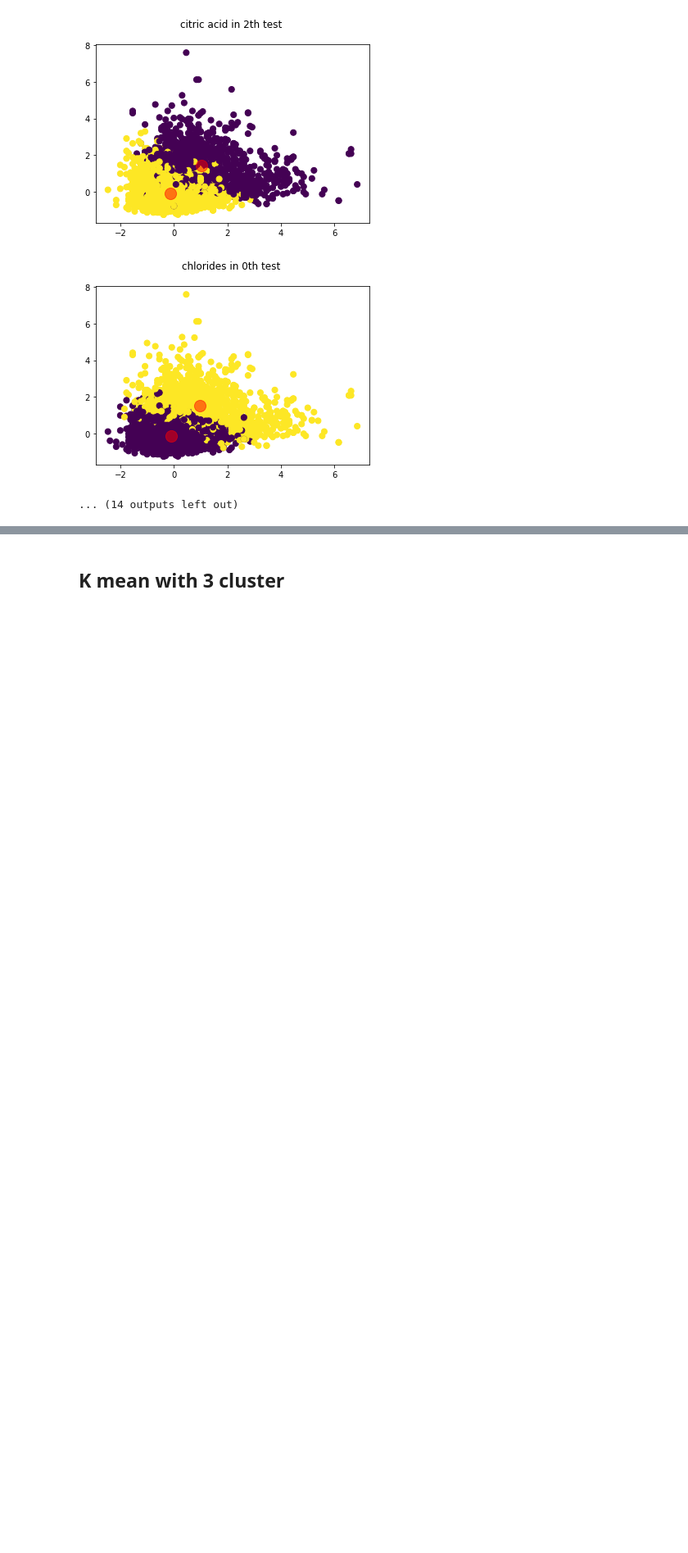
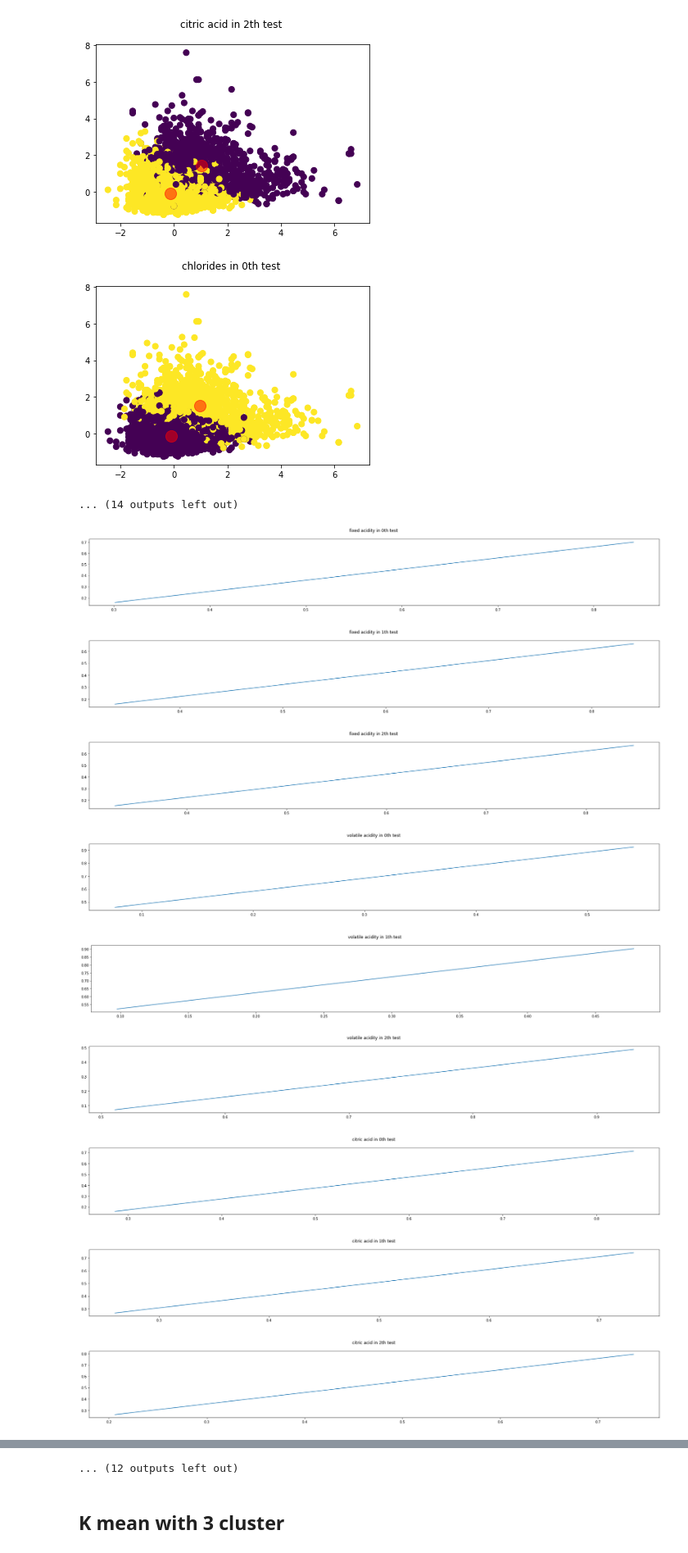
Before and after one commit to kohi2112002/WineQuality, a Jupyter notebook: WineQuality_CMForAll.ipynb, the cells around one changed output, grey strips where cells are left out. Shown at 82% size. Saved outputs shown, nothing was run; the diff lists cells and outputs as text; code cells hidden in the pictures; blank space fills up the shorter version.

```diff
--- a/WineQuality_CMForAll.ipynb
+++ b/WineQuality_CMForAll.ipynb
@@ -161,6 +161,13 @@ def Khoi_PLOT(train_data, centers, train_labels, figure, _title):
   plt.title(_title)
   plt.scatter(train_data[:, 0], train_data[:, 1], c=train_labels, s=50, cmap='viridis')
   plt.scatter(centers[:, 0], centers[:, 1], c='red', s=200, alpha=0.5);
+# %%
+#This function plot ROC curve
+def Khoi_ROC(TP, FP, index, label):
+  fig = plt.figure(figsize=(100,50))
+  plt.subplot(12,3, index + 1)
+  plt.title(label)
+  sns.lineplot(x=FP, y=TP)
 # %% [markdown]
 ## **K mean with 2 cluster**
 # %%
@@ -240,3 +254,17 @@ The Mean Performance of quality in 2th test is: 0.5050175529162766
 [figure]
 [figure]
 ... (14 outputs left out)
+# %%
+#ROC Curve for 2 cluster
+for n in range(len(lb_2_lst)):
+  Khoi_ROC(TP_lst[n], FP_lst[n], n, lb_2_lst[n])
+# %% [output]
+[figure, added]
+[figure, added]
+[figure, added]
+[figure, added]
+[figure, added]
+[figure, added]
+[figure, added]
+[figure, added]
+[figure, added]
@@ -243,3 +274,4 @@ The Mean Performance of quality in 2th test is: 0.5050175529162766
+... (12 outputs left out)
 # %% [markdown]
 ## **K mean with 3 cluster**
 # %%
```
Also changed, not shown: parts of 7 cells of this notebook.
